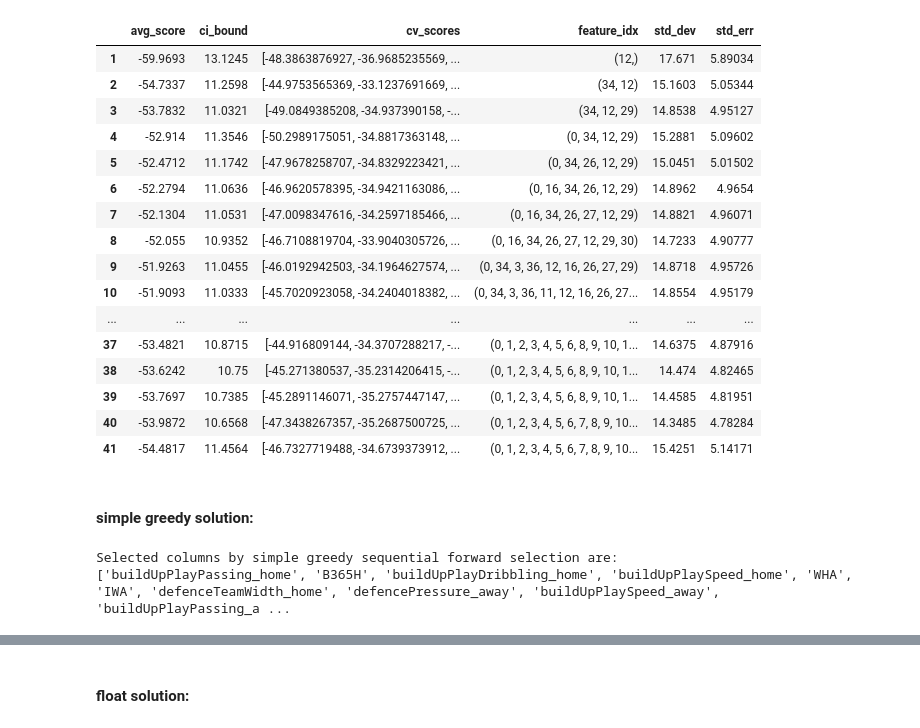
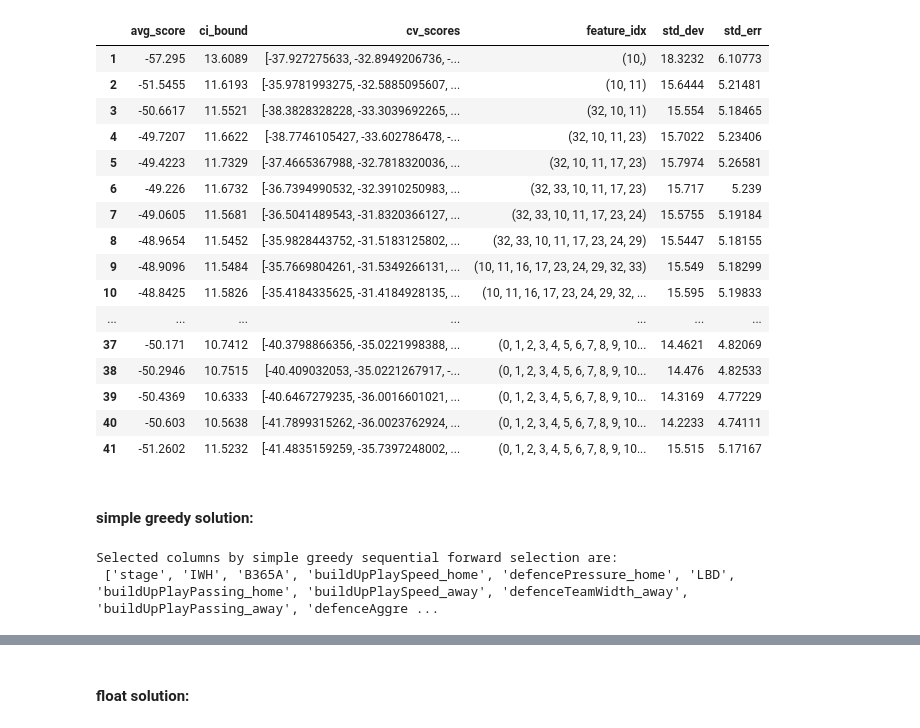
Before and after one commit to ShawnHouCHN/Introduction-to-Machine-Learning-and-Data-Mining-E17, a Jupyter notebook: Project2/Project 2 Regression.ipynb, the cells around one changed output, grey strips where cells are left out. Drawn from its saved outputs; the diff is of its cells as text; code cells hidden in the pictures.

```diff
--- a/Project2/Project 2 Regression.ipynb
+++ b/Project2/Project 2 Regression.ipynb
@@ -68,24 +69,24 @@ plt.show()
 # %%
-df_features_forward_greedy = pd.DataFrame.from_dict(sfs.get_metric_dict()).T
+df_features_forward_greedy = pd.DataFrame.from_dict(sfs_greedy.get_metric_dict()).T
 df_features_forward_greedy
 # %% [output]
 |  | avg_score | ci_bound | cv_scores | feature_idx | std_dev | std_err |
-| 1 | -59.9693 | 13.1245 | [-48.3863876927, -36.9685235569, ... | (12,) | 17.671 | 5.89034 |
-| 2 | -54.7337 | 11.2598 | [-44.9753565369, -33.1237691669, ... | (34, 12) | 15.1603 | 5.05344 |
-| 3 | -53.7832 | 11.0321 | [-49.0849385208, -34.937390158, -... | (34, 12, 29) | 14.8538 | 4.95127 |
-| 4 | -52.914 | 11.3546 | [-50.2989175051, -34.8817363148, ... | (0, 34, 12, 29) | 15.2881 | 5.09602 |
-| 5 | -52.4712 | 11.1742 | [-47.9678258707, -34.8329223421, ... | (0, 34, 26, 12, 29) | 15.0451 | 5.01502 |
-| 6 | -52.2794 | 11.0636 | [-46.9620578395, -34.9421163086, ... | (0, 16, 34, 26, 12, 29) | 14.8962 | 4.9654 |
-| 7 | -52.1304 | 11.0531 | [-47.0098347616, -34.2597185466, ... | (0, 16, 34, 26, 27, 12, 29) | 14.8821 | 4.96071 |
-| 8 | -52.055 | 10.9352 | [-46.7108819704, -33.9040305726, ... | (0, 16, 34, 26, 27, 12, 29, 30) | 14.7233 | 4.90777 |
-| 9 | -51.9263 | 11.0455 | [-46.0192942503, -34.1964627574, ... | (0, 34, 3, 36, 12, 16, 26, 27, 29) | 14.8718 | 4.95726 |
-| 10 | -51.9093 | 11.0333 | [-45.7020923058, -34.2404018382, ... | (0, 34, 3, 36, 11, 12, 16, 26, 27... | 14.8554 | 4.95179 |
+| 1 | -57.295 | 13.6089 | [-37.927275633, -32.8949206736, -... | (10,) | 18.3232 | 6.10773 |
+| 2 | -51.5455 | 11.6193 | [-35.9781993275, -32.5885095607, ... | (10, 11) | 15.6444 | 5.21481 |
+| 3 | -50.6617 | 11.5521 | [-38.3828328228, -33.3039692265, ... | (32, 10, 11) | 15.554 | 5.18465 |
+| 4 | -49.7207 | 11.6622 | [-38.7746105427, -33.602786478, -... | (32, 10, 11, 23) | 15.7022 | 5.23406 |
+| 5 | -49.4223 | 11.7329 | [-37.4665367988, -32.7818320036, ... | (32, 10, 11, 17, 23) | 15.7974 | 5.26581 |
+| 6 | -49.226 | 11.6732 | [-36.7394990532, -32.3910250983, ... | (32, 33, 10, 11, 17, 23) | 15.717 | 5.239 |
+| 7 | -49.0605 | 11.5681 | [-36.5041489543, -31.8320366127, ... | (32, 33, 10, 11, 17, 23, 24) | 15.5755 | 5.19184 |
+| 8 | -48.9654 | 11.5452 | [-35.9828443752, -31.5183125802, ... | (32, 33, 10, 11, 17, 23, 24, 29) | 15.5447 | 5.18155 |
+| 9 | -48.9096 | 11.5484 | [-35.7669804261, -31.5349266131, ... | (10, 11, 16, 17, 23, 24, 29, 32, 33) | 15.549 | 5.18299 |
+| 10 | -48.8425 | 11.5826 | [-35.4184335625, -31.4184928135, ... | (10, 11, 16, 17, 23, 24, 29, 32, ... | 15.595 | 5.19833 |
 | ... | ... | ... | ... | ... | ... | ... |
-| 37 | -53.4821 | 10.8715 | [-44.916809144, -34.3707288217, -... | (0, 1, 2, 3, 4, 5, 6, 8, 9, 10, 1... | 14.6375 | 4.87916 |
-| 38 | -53.6242 | 10.75 | [-45.271380537, -35.2314206415, -... | (0, 1, 2, 3, 4, 5, 6, 8, 9, 10, 1... | 14.474 | 4.82465 |
-| 39 | -53.7697 | 10.7385 | [-45.2891146071, -35.2757447147, ... | (0, 1, 2, 3, 4, 5, 6, 8, 9, 10, 1... | 14.4585 | 4.81951 |
-| 40 | -53.9872 | 10.6568 | [-47.3438267357, -35.2687500725, ... | (0, 1, 2, 3, 4, 5, 6, 7, 8, 9, 10... | 14.3485 | 4.78284 |
-| 41 | -54.4817 | 11.4564 | [-46.7327719488, -34.6739373912, ... | (0, 1, 2, 3, 4, 5, 6, 7, 8, 9, 10... | 15.4251 | 5.14171 |
+| 37 | -50.171 | 10.7412 | [-40.3798866356, -35.0221998388, ... | (0, 1, 2, 3, 4, 5, 6, 7, 8, 9, 10... | 14.4621 | 4.82069 |
+| 38 | -50.2946 | 10.7515 | [-40.409032053, -35.0221267917, -... | (0, 1, 2, 3, 4, 5, 6, 7, 8, 9, 10... | 14.476 | 4.82533 |
+| 39 | -50.4369 | 10.6333 | [-40.6467279235, -36.0016601021, ... | (0, 1, 2, 3, 4, 5, 6, 7, 8, 9, 10... | 14.3169 | 4.77229 |
+| 40 | -50.603 | 10.5638 | [-41.7899315262, -36.0023762924, ... | (0, 1, 2, 3, 4, 5, 6, 7, 8, 9, 10... | 14.2233 | 4.74111 |
+| 41 | -51.2602 | 11.5232 | [-41.4835159259, -35.7397248002, ... | (0, 1, 2, 3, 4, 5, 6, 7, 8, 9, 10... | 15.515 | 5.17167 |
 # %% [markdown]
 #### simple greedy solution:
 # %%
@@ -94,10 +95,10 @@ greedy_selected_columns_index=list()
 selected_column_indice=df_features_forward_greedy[df_features_forward_greedy['avg_score'] == df_features_forward_greedy['avg_score'].max()]['feature_idx']
 greedy_selected_columns_index=selected_column_indice.tolist()
 greedy_selected_colname_list = df_before_match_out_training.columns[greedy_selected_columns_index].tolist()
-print "Selected columns by simple greedy sequential forward selection are: \n",greedy_selected_colname_list
+print("Selected columns by simple greedy sequential forward selection are: \n",greedy_selected_colname_list)
 # %% [output]
 Selected columns by simple greedy sequential forward selection are:
-['buildUpPlayPassing_home', 'B365H', 'buildUpPlayDribbling_home', 'buildUpPlaySpeed_home', 'WHA', 'IWA', 'defenceTeamWidth_home', 'defencePressure_away', 'buildUpPlaySpeed_away', 'buildUpPlayPassing_a ...
+ ['stage', 'IWH', 'B365A', 'buildUpPlaySpeed_home', 'defencePressure_home', 'LBD', 'buildUpPlayPassing_home', 'buildUpPlaySpeed_away', 'defenceTeamWidth_away', 'buildUpPlayPassing_away', 'defenceAggre ...
 # %%
 lr = linear_model.LinearRegression()
 sfs_float = SFS(lr,
```
Also changed, not shown: parts of 7 cells of this notebook, 1 other file.
